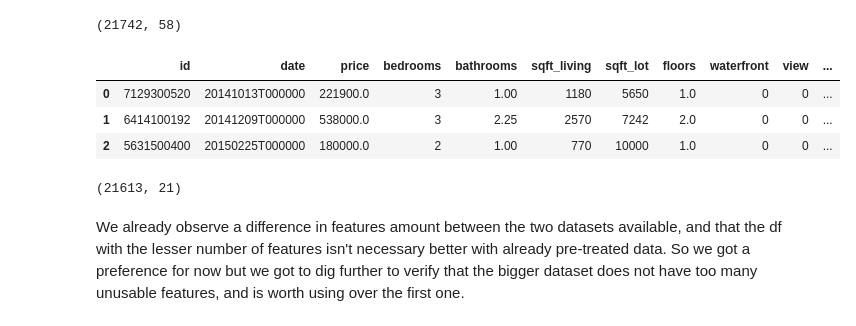
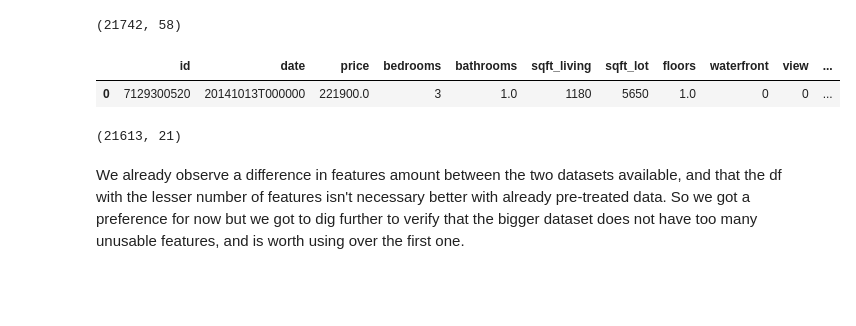
Before and after one commit to julienRactM/apartment-hunter, a Jupyter notebook: main_notebook.ipynb, the cells around one changed output. Saved outputs shown, nothing was run; the diff lists cells and outputs as text; code cells hidden in the pictures; blank space fills up the shorter version.

```diff
--- a/main_notebook.ipynb
+++ b/main_notebook.ipynb
@@ -176,12 +188,10 @@ full_df.shape
 # %% [output]
 (21742, 58)
 # %%
-small_df.head(3)
+small_df.head(1)
 # %% [output]
 |  | id | date | price | bedrooms | bathrooms | sqft_living | sqft_lot | floors | waterfront | view | ... |
-| 0 | 7129300520 | 20141013T000000 | 221900.0 | 3 | 1.00 | 1180 | 5650 | 1.0 | 0 | 0 | ... |
-| 1 | 6414100192 | 20141209T000000 | 538000.0 | 3 | 2.25 | 2570 | 7242 | 2.0 | 0 | 0 | ... |
-| 2 | 5631500400 | 20150225T000000 | 180000.0 | 2 | 1.00 | 770 | 10000 | 1.0 | 0 | 0 | ... |
+| 0 | 7129300520 | 20141013T000000 | 221900.0 | 3 | 1.0 | 1180 | 5650 | 1.0 | 0 | 0 | ... |
 # %%
 small_df.shape
 # %% [output]
```
Also changed, not shown: parts of 52 cells of this notebook.
